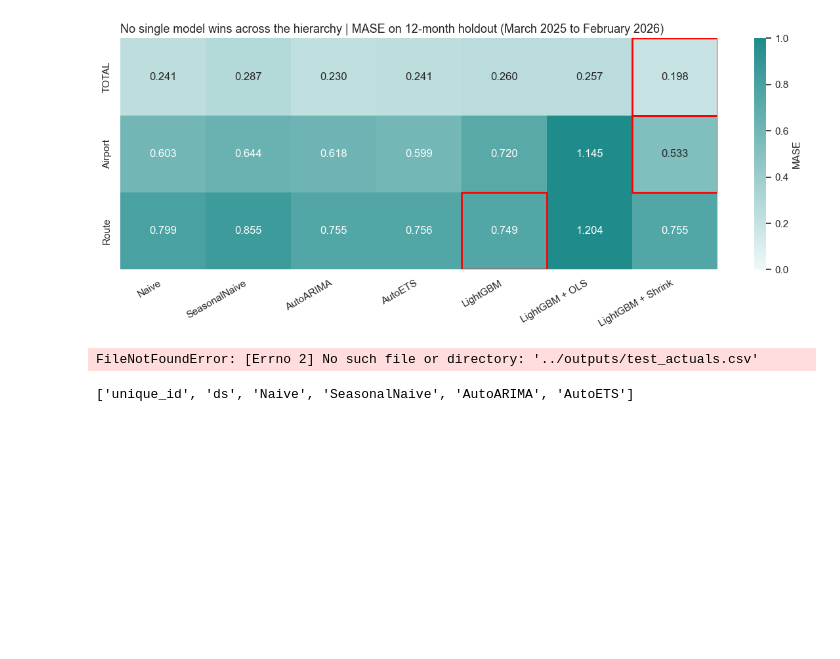
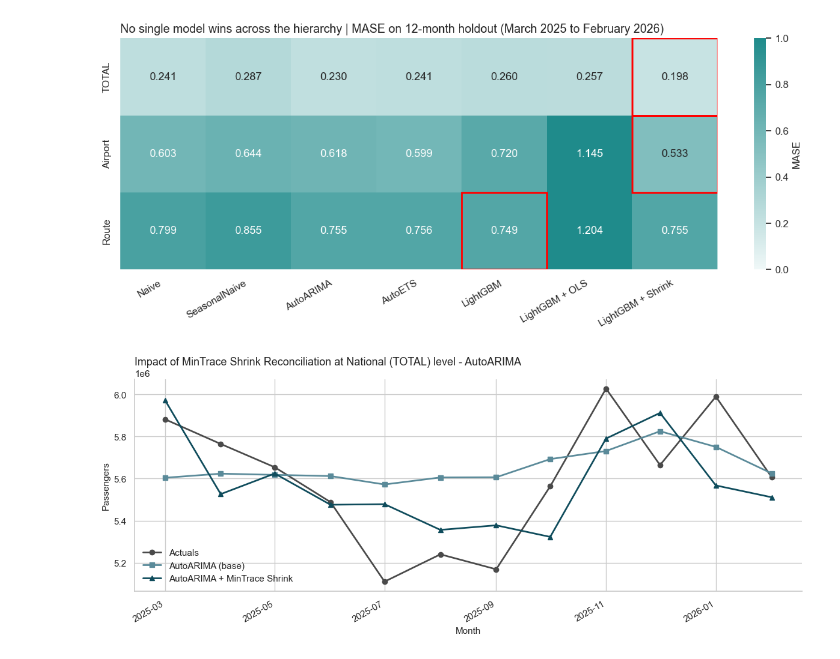
Before and after one commit to rahulmohandas11/india-air-traffic-forecast, a Jupyter notebook: notebooks/06_visualizations.ipynb, the cells around one changed output. Saved outputs shown, nothing was run; the diff lists cells and outputs as text; code cells hidden in the pictures; blank space fills up the shorter version.

Commit message:
updated heatmap, AutoARIMA and LightGBM reconciliation charts

```diff
--- a/notebooks/06_visualizations.ipynb
+++ b/notebooks/06_visualizations.ipynb
@@ -191,10 +191,11 @@ plt.show()
 # %%
 base = pd.read_csv('../outputs/base_forecasts.csv')
 recon = pd.read_csv('../outputs/reconciled_forecasts.csv')
-actuals = pd.read_csv('../outputs/test_actuals.csv')
+full = pd.read_csv('../data/processed/hierarchy_ready.csv')
-# %% [output]
-FileNotFoundError: [Errno 2] No such file or directory: '../outputs/test_actuals.csv'
-# %%
-base.columns.to_list()
-# %% [output]
-['unique_id', 'ds', 'Naive', 'SeasonalNaive', 'AutoARIMA', 'AutoETS']
+# %%
+actuals = full[full['ds'] >= '2025-03-01']
+
+# Filtering only the TOTAL
+base_total = base[base['unique_id'] == 'TOTAL'].copy()
+recon_total = recon[recon['unique_id'] == 'TOTAL'].copy()
+actuals_total = actuals[actuals['unique_id'] == 'TOTAL'].copy()
@@ -200,0 +206,38 @@ base.columns.to_list()
+# %%
+def plot_reconciliation (base_df, actuals_df, recon_df, model_base_col, model_recon_col, model_label, save_path):
+    fig, ax = plt.subplots(figsize = (12,5))
+
+    ax.plot(actuals_df['ds'],actuals_df['y'], color = GREY, marker = 'o', linewidth = 2, label = 'Actuals')
+
+    ax.plot(base_df['ds'],base_df[model_base_col], color = TEAL_LIGHT, marker = 's', linewidth = 2, label = f'{model_label} (base)')
+
+    ax.plot(recon_df['ds'],recon_df[model_recon_col], color = TEAL, marker = '^', linewidth = 2, label = f'{model_label} + MinTrace Shrink')
+
+    ax.set_title(f'Impact of MinTrace Shrink Reconciliation at National (TOTAL) level - {model_label}', loc = 'left')
+
+    ax.set_xlabel('Month')
+
+    ax.set_ylabel('Passengers')
+
+    ax.legend(frameon = False)
+
+    plt.xticks(rotation = 30, ha = 'right')
+
+    plt.tight_layout()
+
+    plt.savefig(save_path, dpi = 200)
+
+    plt.show()
+# %%
+# AutoARIMA
+plot_reconciliation(
+    actuals_df = actuals_total,
+    base_df = base_total,
+    recon_df = recon_total,
+    model_base_col = 'AutoARIMA',
+    model_recon_col = 'AutoARIMA/MinTrace_method-mint_shrink',
+    model_label = 'AutoARIMA',
+    save_path = '../outputs/chart_reconciliation_impact_arima.png'
+)
+# %% [output]
+[figure, added]
```
Also changed, not shown: parts of 2 cells of this notebook, 3 other files.
